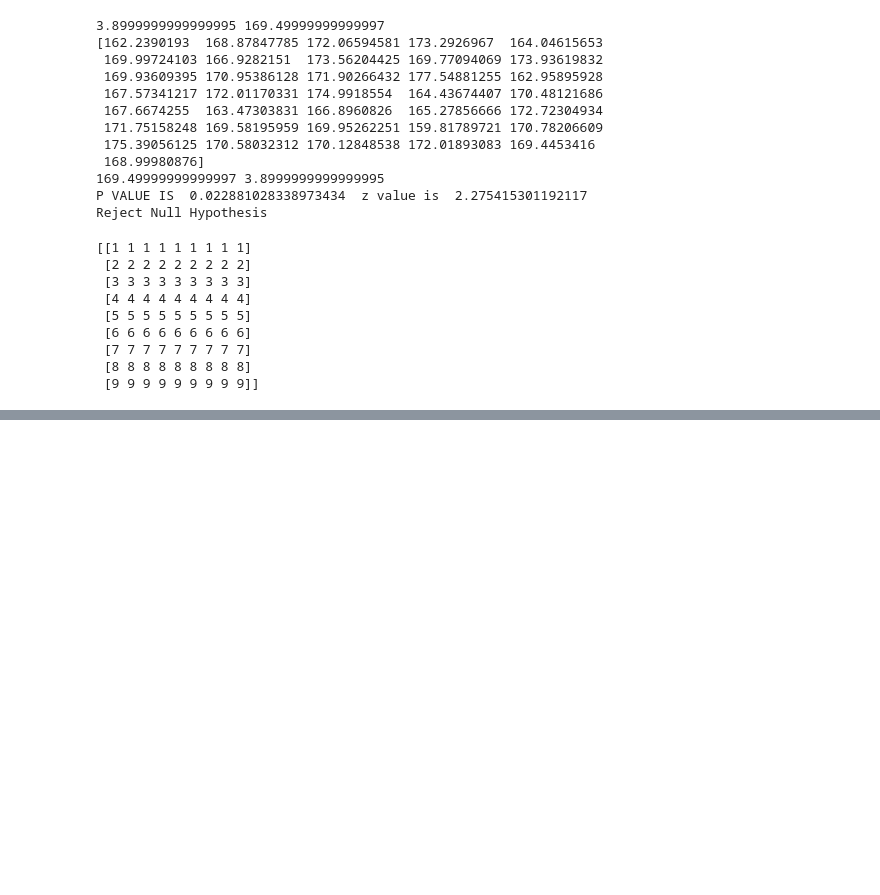
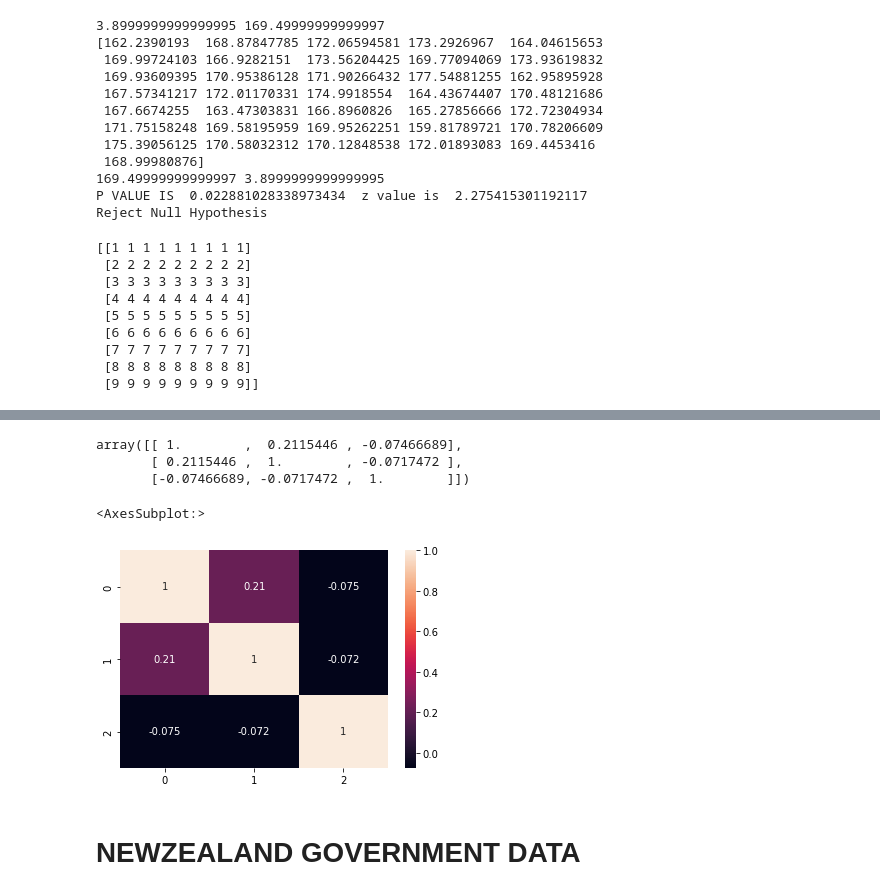
Before and after one commit to rahul86rc/stats_code, a Jupyter notebook: Stats_DescriptiveStats.ipynb, the cells around one changed output, grey strips where cells are left out. Drawn from its saved outputs; the diff is of its cells as text; code cells hidden in the pictures; blank space fills up the shorter version.

Commit message:
checked in more data analysis code

```diff
--- a/Stats_DescriptiveStats.ipynb
+++ b/Stats_DescriptiveStats.ipynb
@@ -473,0 +493,13 @@ print (mat_mul(a,b))
+# %%
+cov_mat
+# %% [output]
+array([[ 1.        ,  0.2115446 , -0.07466689],
+       [ 0.2115446 ,  1.        , -0.0717472 ],
+       [-0.07466689, -0.0717472 ,  1.        ]])
+# %%
+sns.heatmap(cov_mat,annot=True)
+# %% [output]
+<AxesSubplot:>
+[figure, added]
+# %% [markdown]
+# NEWZEALAND GOVERNMENT DATA
```
Also changed, not shown: parts of 13 cells of this notebook, 7 other files.
